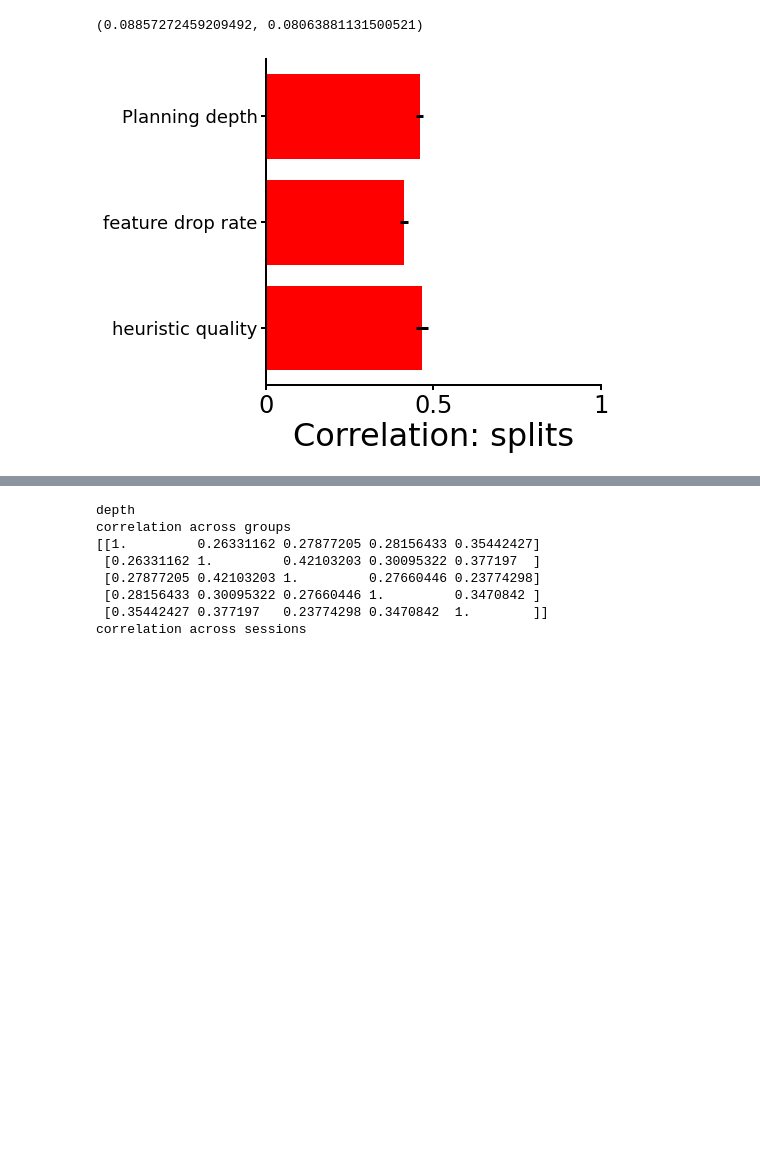
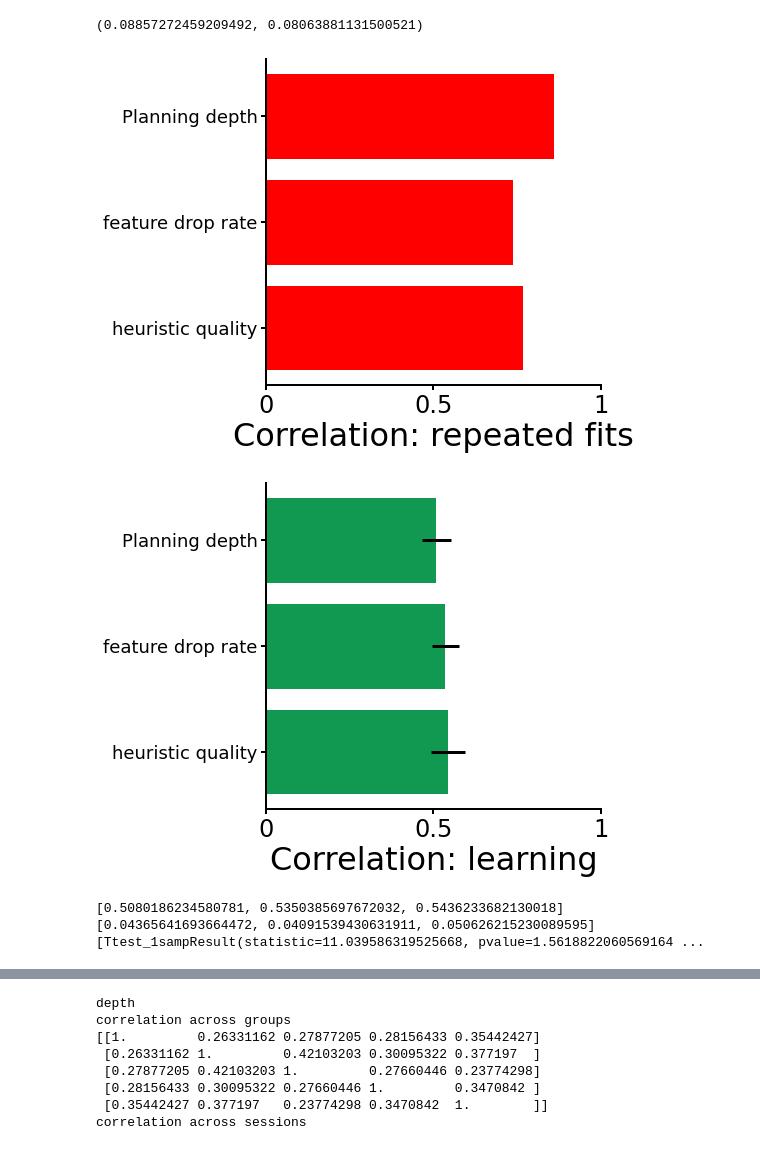
Before and after one commit to basvanopheusden/fourinarow, a Jupyter notebook: Analysis notebooks/new/Learning and time pressure analysis.ipynb, the cells around one changed output, grey strips where cells are left out. Saved outputs shown, nothing was run; the diff lists cells and outputs as text; code cells hidden in the pictures; blank space fills up the shorter version.

```diff
--- a/Analysis notebooks/new/Learning and time pressure analysis.ipynb
+++ b/Analysis notebooks/new/Learning and time pressure analysis.ipynb
@@ -477,16 +477,33 @@ def plot_param_bars(rho,sem,names,xlabel,c,filename):
     plt.yticks(range(len(rho),0,-1),names, fontsize =18)
     fig.savefig(fig_direc + filename)
     plt.show()
+# %%
+d1 = np.mean(np.reshape([[np.mean(np.loadtxt(direc + 'Planning depth/depth/depth_hvh_final_' + str(i) + '_' + str(j) + '.txt'))
+                           for j in range(1,6)] for i in range(0,40)],[40,5]),axis=1)
+d2 = np.mean(np.reshape([[np.mean(np.loadtxt(direc + 'Planning depth/depth/depth_hvh_final2_' + str(i) + '_' + str(j) + '.txt'))
+                           for j in range(1,6)] for i in range(0,40)],[40,5]),axis=1)
+# %%
+f1 = np.mean(np.reshape(np.loadtxt(direc + 'Params/params_hvh_final.txt')[:,-1],[40,5]),axis=1)
+f2 = np.mean(np.reshape(np.loadtxt(direc + 'Params/params_hvh_final2.txt')[:,-1],[40,5]),axis=1)
+# %%
+q1 = np.mean(get_heuristic_quality(np.reshape(np.loadtxt(direc + 'Params/params_hvh_final.txt'),[40,1,5,58])),axis=(1,2))
+q2 = np.mean(get_heuristic_quality(np.reshape(np.loadtxt(direc + 'Params/params_hvh_final2.txt'),[40,1,5,58])),axis=(1,2))
+# %%
+plot_param_bars(rho = [sts.pearsonr(d1,d2)[0],sts.pearsonr(f1,f2)[0],sts.pearsonr(q1,q2)[0]],sem=[0,0,0],
+                names = ['Planning depth','feature drop rate','heuristic quality'],xlabel = 'Correlation: repeated fits',
+                c='red',filename='')
+# %% [output]
+[figure, added]
 # %%
-def plot_correlation_across_groups(stats,names,xlabel,fig_name):
-    rho = [np.mean(np.corrcoef(np.reshape(x,[-1,5]).T)[np.triu_indices(5,1)]) for x in stats]
-    sem = [np.std(np.corrcoef(np.reshape(x,[-1,5]).T)[np.triu_indices(5,1)])/np.sqrt(10) for x in stats]
-    plot_param_bars(rho,sem,names,xlabel,'Red',fig_name)
+def plot_correlation_across_conditions(stats,names,xlabel,color,fig_name):
+    rho = [np.mean(np.corrcoef(np.mean(x,axis=2).T)[np.triu_indices(x.shape[1],1)]) for x in stats]
+    sem = [np.std(np.corrcoef(np.mean(x,axis=2).T)[np.triu_indices(x.shape[1],1)])/np.sqrt(10) for x in stats]
+    plot_param_bars(rho,sem,names,xlabel,color,fig_name)
+    print(rho,sem,[sts.ttest_1samp(np.corrcoef(np.mean(x,axis=2).T)[np.triu_indices(x.shape[1],1)],popmean=0) for x in stats])
 
-plot_correlation_across_groups([np.hstack([depth_learn,depth_time]),
-                                np.hstack([feature_drop_rate_learn,feature_drop_rate_time]),
-                                np.hstack([heuristic_quality_learn,heuristic_quality_time])],
+plot_correlation_across_conditions([depth_learn,feature_drop_rate_learn,heuristic_quality_learn],
                                ['Planning depth','feature drop rate','heuristic quality'],
-                               'Correlation: splits','supp_figure_reliability2_A.pdf')
+                               'Correlation: learning',learn_colors[2],'supp_figure_reliability2_B.pdf')
 # %% [output]
-[figure, old version]
+[figure, new version]
+[0.5080186234580781, 0.5350385697672032, 0.5436233682130018] [0.04365641693664472, 0.04091539430631911, 0.050626215230089595] [Ttest_1sampResult(statistic=11.039586319525668, pvalue=1.5618822060569164 ...
```
Also changed, not shown: parts of 12 cells of this notebook.
